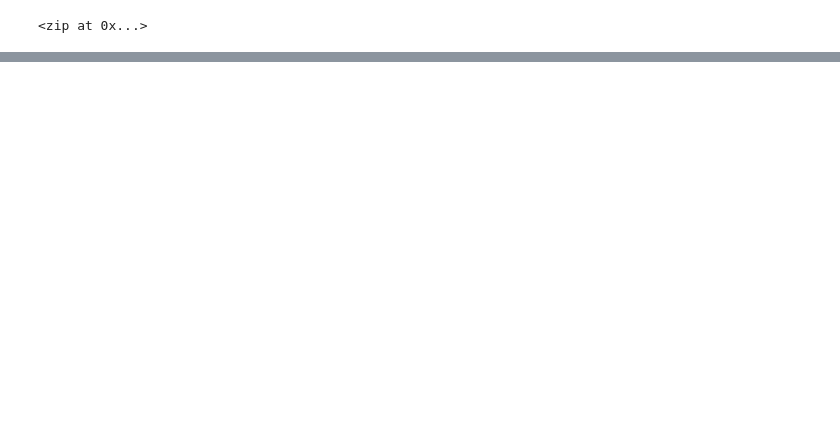
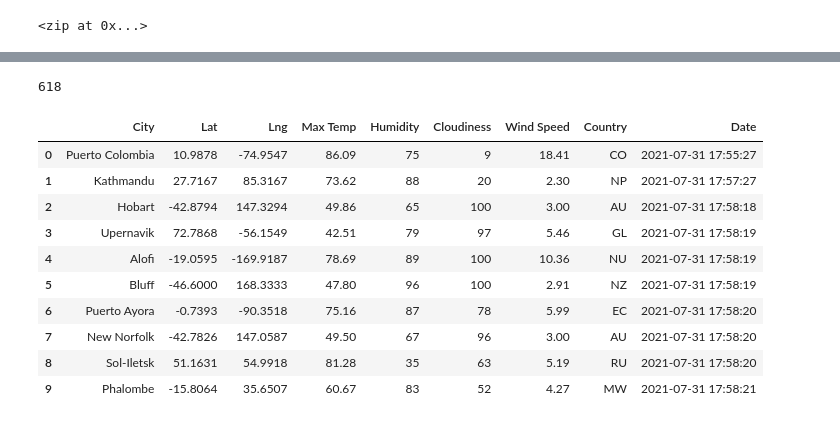
Before and after one commit to CharityThuku/World_Weather_Analysis, a Jupyter notebook: WeatherPy.ipynb, the cells around one changed output, grey strips where cells are left out. Cells and saved outputs as stored; diff of their text form; code cells hidden in the pictures; blank space fills up the shorter version.

Commit message:
Adding WeatherPy file

```diff
--- a/WeatherPy.ipynb
+++ b/WeatherPy.ipynb
@@ -0,0 +7,13 @@
+# %%
+# Starting URL for Weather Map API Call.
+url = "http://api.openweathermap.org/data/2.5/weather?units=Imperial&APPID=" + weather_api_key
+# %%
+# Create an empty list to hold the weather data.
+city_data = []
+# Print the beginning of the logging.
+print("Beginning Data Retrieval     ")
+print("-----------------------------")
+
+# Create counters.
+record_count = 1
+set_count = 1
@@ -53,0 +77,10 @@ len(cities)
+# %%
+# Loop through all the cities in the list.
+for i in range(len(cities)):
+
+    #Group cities in sets of 50 for logging purposes.
+    if (i % 50 == 0 and i >= 50):
+        set_count += 1
+        record_count += 1
+    # Create endpoint URL with each city.
+    city_url = url + "&q=" + cities[i]
@@ -53,0 +154,20 @@ len(cities)
+# %%
+len(cities)
+# %% [output]
+618
+# %%
+# Convert the array of dictionaries to a Pandas DataFrame
+city_data_df = pd.DataFrame(city_data)
+city_data_df.head(10)
+# %% [output]
+|  | City | Lat | Lng | Max Temp | Humidity | Cloudiness | Wind Speed | Country | Date |
+| 0 | Puerto Colombia | 10.9878 | -74.9547 | 86.09 | 75 | 9 | 18.41 | CO | 2021-07-31 17:55:27 |
+| 1 | Kathmandu | 27.7167 | 85.3167 | 73.62 | 88 | 20 | 2.30 | NP | 2021-07-31 17:57:27 |
+| 2 | Hobart | -42.8794 | 147.3294 | 49.86 | 65 | 100 | 3.00 | AU | 2021-07-31 17:58:18 |
+| 3 | Upernavik | 72.7868 | -56.1549 | 42.51 | 79 | 97 | 5.46 | GL | 2021-07-31 17:58:19 |
+| 4 | Alofi | -19.0595 | -169.9187 | 78.69 | 89 | 100 | 10.36 | NU | 2021-07-31 17:58:19 |
+| 5 | Bluff | -46.6000 | 168.3333 | 47.80 | 96 | 100 | 2.91 | NZ | 2021-07-31 17:58:19 |
+| 6 | Puerto Ayora | -0.7393 | -90.3518 | 75.16 | 87 | 78 | 5.99 | EC | 2021-07-31 17:58:20 |
+| 7 | New Norfolk | -42.7826 | 147.0587 | 49.50 | 67 | 96 | 3.00 | AU | 2021-07-31 17:58:20 |
+| 8 | Sol-Iletsk | 51.1631 | 54.9918 | 81.28 | 35 | 63 | 5.19 | RU | 2021-07-31 17:58:20 |
+| 9 | Phalombe | -15.8064 | 35.6507 | 60.67 | 83 | 52 | 4.27 | MW | 2021-07-31 17:58:21 |
```
Also changed, not shown: parts of 8 cells of this notebook, 4 other files.
